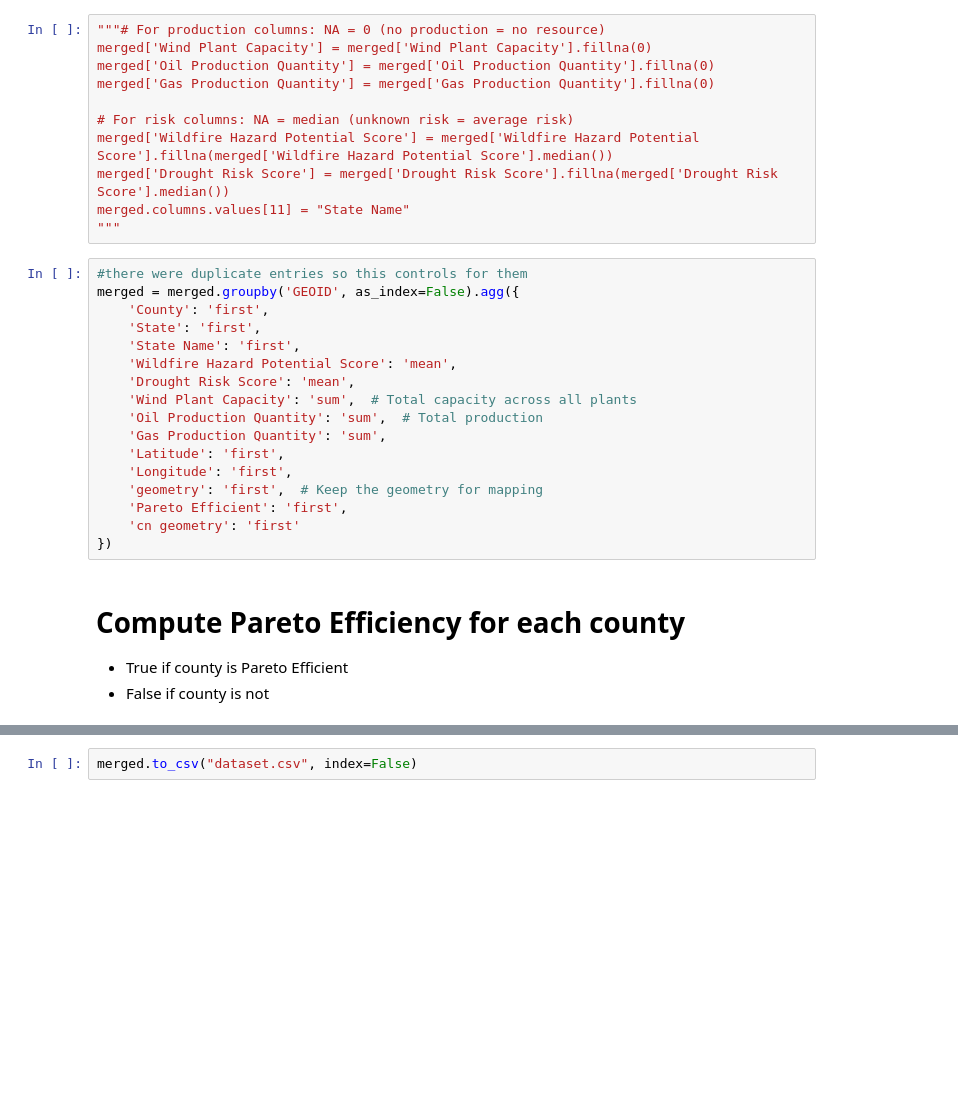
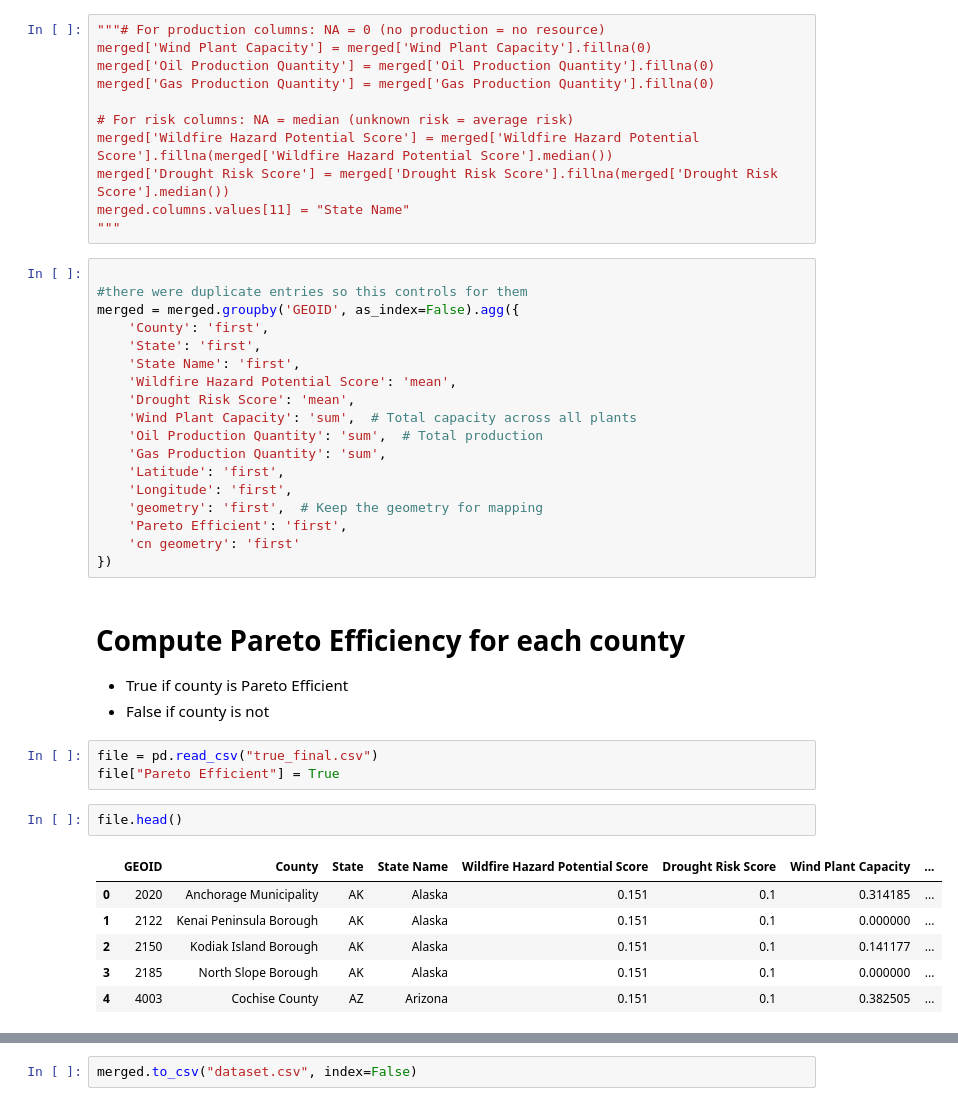
Before and after one commit to sahana-krishnaraj/siting-optimizer-lmichallange, a Jupyter notebook: cleaner.ipynb, the cells around one changed output, grey strips where cells are left out. Saved outputs shown, nothing was run; the diff lists cells and outputs as text; blank space fills up the shorter version.

```diff
--- a/cleaner.ipynb
+++ b/cleaner.ipynb
@@ -70,6 +70,7 @@ merged['Drought Risk Score'] = merged['Drought Risk Score'].fillna(merged['Droug
 merged.columns.values[11] = "State Name"
 """
 # %%
+
 #there were duplicate entries so this controls for them
 merged = merged.groupby('GEOID', as_index=False).agg({
     'County': 'first',
@@ -90,4 +91,16 @@ merged = merged.groupby('GEOID', as_index=False).agg({
 # Compute Pareto Efficiency for each county
 - True if county is Pareto Efficient
 - False if county is not
+# %%
+file = pd.read_csv("true_final.csv")
+file["Pareto Efficient"] = True
+# %%
+file.head()
+# %% [output]
+|  | GEOID | County | State | State Name | Wildfire Hazard Potential Score | Drought Risk Score | Wind Plant Capacity | ... |
+| 0 | 2020 | Anchorage Municipality | AK | Alaska | 0.151 | 0.1 | 0.314185 | ... |
+| 1 | 2122 | Kenai Peninsula Borough | AK | Alaska | 0.151 | 0.1 | 0.000000 | ... |
+| 2 | 2150 | Kodiak Island Borough | AK | Alaska | 0.151 | 0.1 | 0.141177 | ... |
+| 3 | 2185 | North Slope Borough | AK | Alaska | 0.151 | 0.1 | 0.000000 | ... |
+| 4 | 4003 | Cochise County | AZ | Arizona | 0.151 | 0.1 | 0.382505 | ... |
 # %%
```
Also changed, not shown: parts of 11 cells of this notebook, 3 other files.
